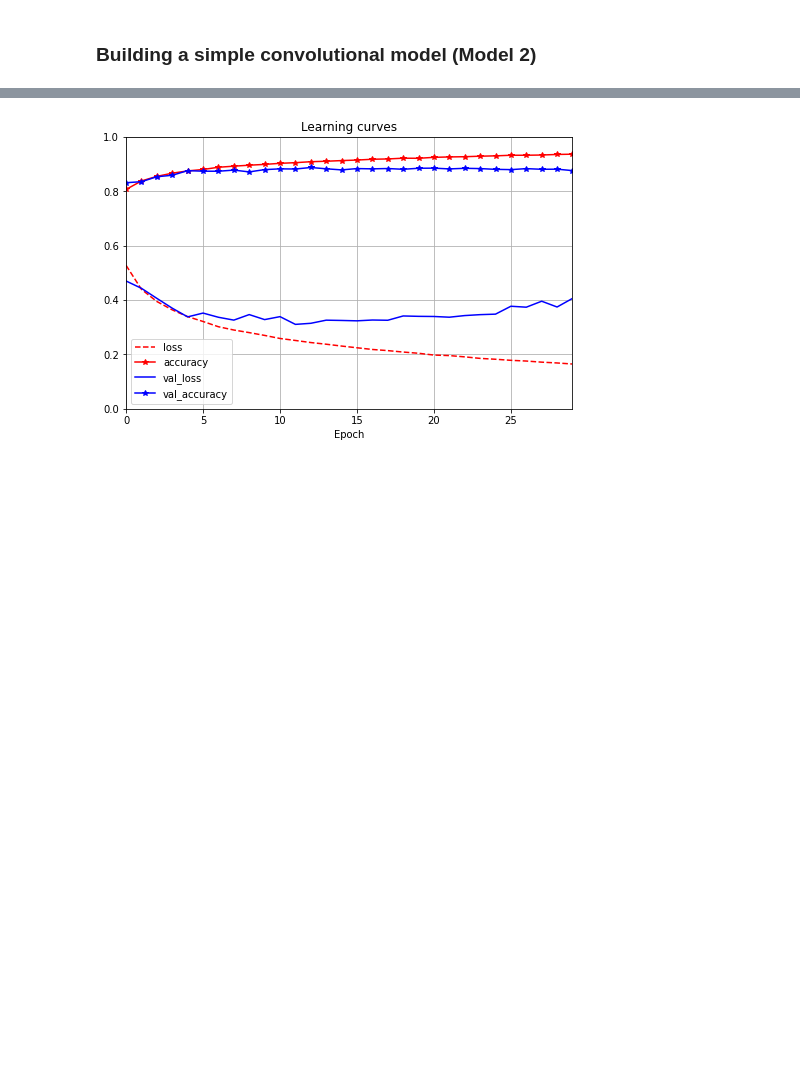
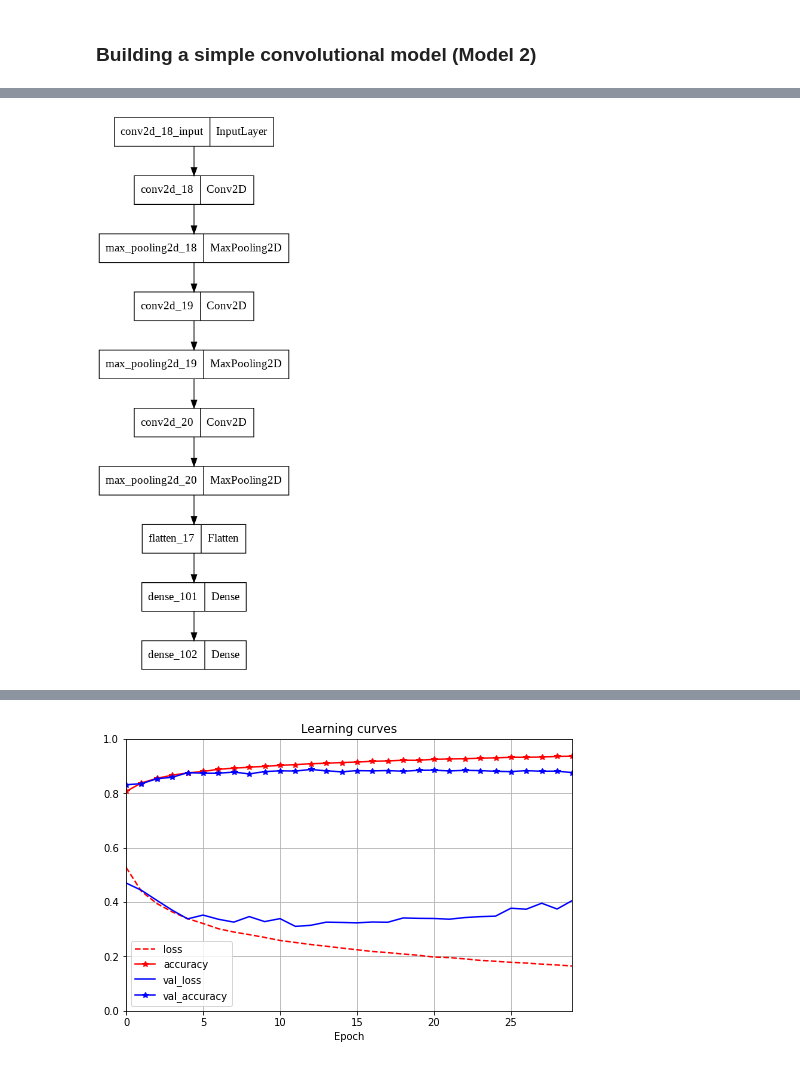
Before and after one commit to michsiec/fmnist-image-classification, a Jupyter notebook: FashionMNIST_image_classifier.ipynb, the cells around one changed output, grey strips where cells are left out. Drawn from its saved outputs; the diff is of its cells as text; code cells hidden in the pictures; blank space fills up the shorter version.

Commit message:
Added model2.summary and plot_model

```diff
--- a/FashionMNIST_image_classifier.ipynb
+++ b/FashionMNIST_image_classifier.ipynb
@@ -239,3 +259,7 @@ model2.compile(loss = "sparse_categorical_crossentropy",
+# %%
+tf.keras.utils.plot_model(model2)
+# %% [output]
+[figure, added]
 # %%
 # Train the model
 history = model2.fit(X_train, y_train, epochs = 100, validation_data = (X_valid, y_valid), callbacks = [tensorboard_cb, val_train_ratio_cb, early_stopping_cb])
```
Also changed, not shown: parts of 1 cell of this notebook.
